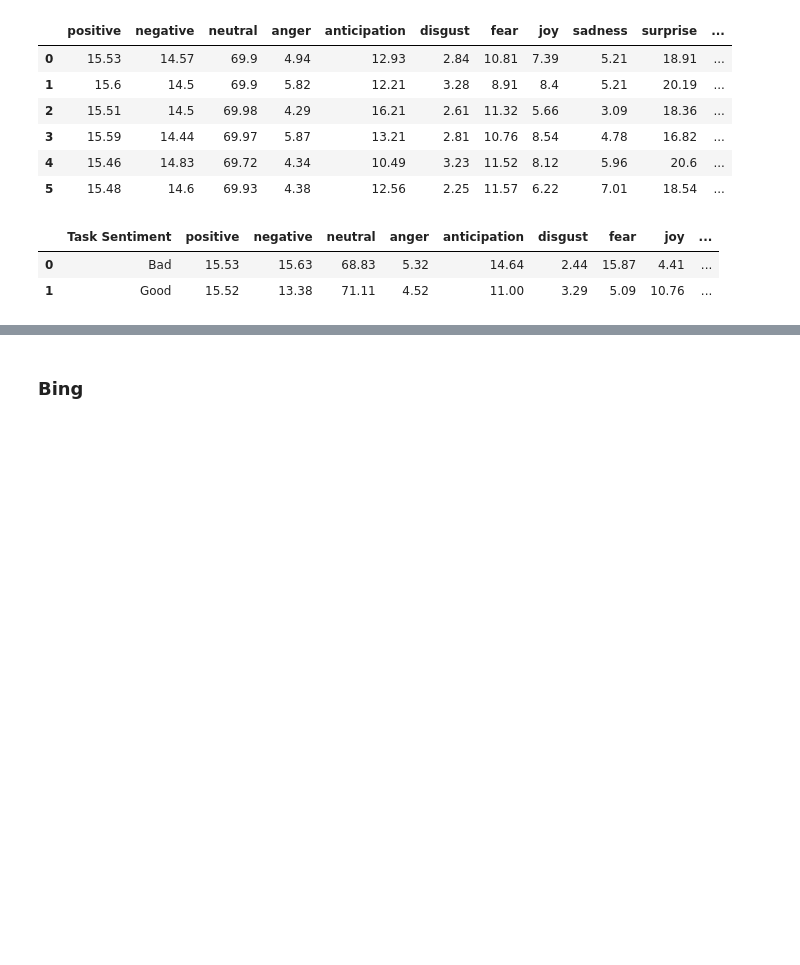
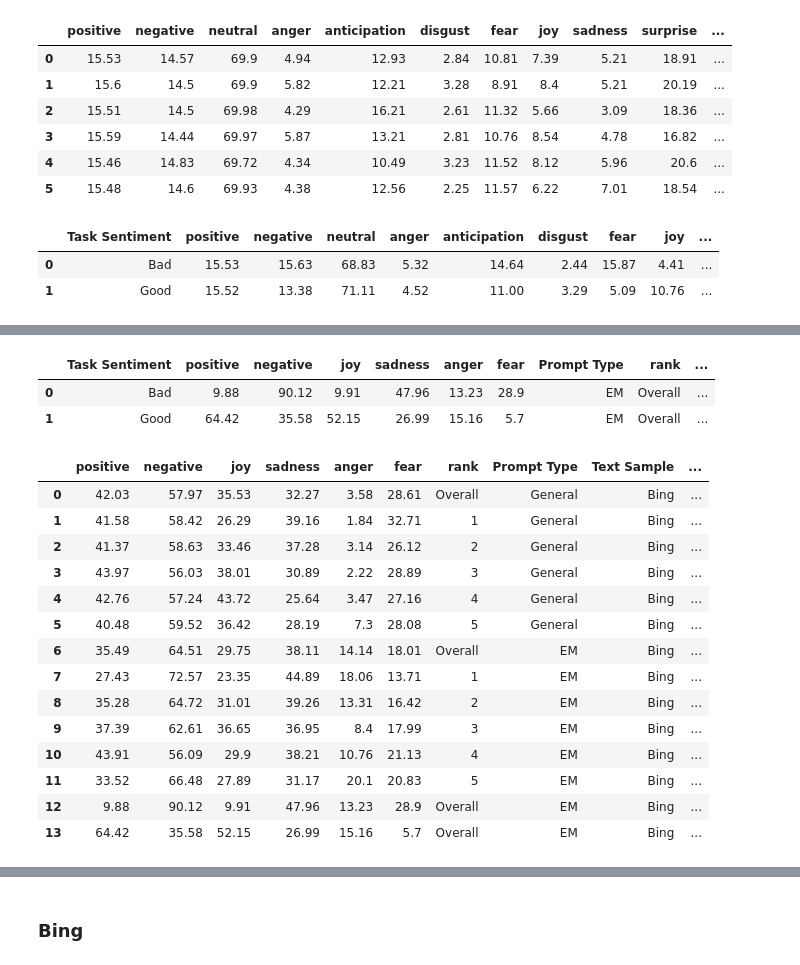
Before and after one commit to HrishitaC/InsideOut2, a Jupyter notebook: Code/analysis.ipynb, the cells around one changed output, grey strips where cells are left out. Cells and saved outputs as stored; diff of their text form; code cells hidden in the pictures; blank space fills up the shorter version.

```diff
--- a/Code/analysis.ipynb
+++ b/Code/analysis.ipynb
@@ -20,7 +20,8 @@ gpt_lexicon["Task Sentiment"] = [queries.loc[queries["QID"]==qid]["Task Sentimen
 gpt_semantic = pd.read_csv("../Results/SIGIR_semantic_queryWise_gptEP.csv")
 gpt_semantic["Task Sentiment"] = [queries.loc[queries["QID"]==qid]["Task Sentiment"].values[0] for qid in gpt_semantic["QID"]]
 
-IO_lexicon = pd.read_csv("../Results/SIGIR_InsideOut_lexicon_EP.csv")
+IO_lexicon = pd.read_csv("../Results/SIGIR_lexicon_queryWise_InsideOutEP.csv")
+IO_semantic = pd.read_csv("../Results/SIGIR_semantic_queryWise_InsidOutEP.csv")
 
 bing_lexicon = pd.read_csv("../Results/SIGIR_lexicon_queryWise_bingEP.csv")
 bing_lexicon = bing_lexicon.loc[bing_lexicon["rank"]<6]
@@ -163 +220,32 @@ IO_lexicon_EM_task_sentiment
+# %%
+IO_semantic_EM_task_sentiment = IO_semantic.loc[IO_semantic["QID"].str.startswith("qEM")].groupby("Task Sentiment").mean(numeric_only=True).round(2).reset_index().drop(["rank"], axis=1)
+
+IO_semantic_EM_task_sentiment["Prompt Type"] = ["EM"]*len(IO_semantic_EM_task_sentiment)
+IO_semantic_EM_task_sentiment["rank"] = ["Overall"]*len(IO_semantic_EM_task_sentiment)
+IO_semantic_EM_task_sentiment["Text Sample"] = ["Bing"]*len(IO_semantic_EM_task_sentiment)
+IO_semantic_EM_task_sentiment["Analysis"] = ["Semantic"]*len(IO_semantic_EM_task_sentiment)
+IO_semantic_EM_task_sentiment
+# %% [output]
+|  | Task Sentiment | positive | negative | joy | sadness | anger | fear | Prompt Type | rank | ... |
+| 0 | Bad | 9.88 | 90.12 | 9.91 | 47.96 | 13.23 | 28.9 | EM | Overall | ... |
+| 1 | Good | 64.42 | 35.58 | 52.15 | 26.99 | 15.16 | 5.7 | EM | Overall | ... |
+# %%
+IO_semantic_avg = pd.concat([IO_semantic_GEN_avg, IO_semantic_EM_avg, IO_semantic_EM_task_sentiment], ignore_index=True)
+IO_semantic_avg
+# %% [output]
+|  | positive | negative | joy | sadness | anger | fear | rank | Prompt Type | Text Sample | ... |
+| 0 | 42.03 | 57.97 | 35.53 | 32.27 | 3.58 | 28.61 | Overall | General | Bing | ... |
+| 1 | 41.58 | 58.42 | 26.29 | 39.16 | 1.84 | 32.71 | 1 | General | Bing | ... |
+| 2 | 41.37 | 58.63 | 33.46 | 37.28 | 3.14 | 26.12 | 2 | General | Bing | ... |
+| 3 | 43.97 | 56.03 | 38.01 | 30.89 | 2.22 | 28.89 | 3 | General | Bing | ... |
+| 4 | 42.76 | 57.24 | 43.72 | 25.64 | 3.47 | 27.16 | 4 | General | Bing | ... |
+| 5 | 40.48 | 59.52 | 36.42 | 28.19 | 7.3 | 28.08 | 5 | General | Bing | ... |
+| 6 | 35.49 | 64.51 | 29.75 | 38.11 | 14.14 | 18.01 | Overall | EM | Bing | ... |
+| 7 | 27.43 | 72.57 | 23.35 | 44.89 | 18.06 | 13.71 | 1 | EM | Bing | ... |
+| 8 | 35.28 | 64.72 | 31.01 | 39.26 | 13.31 | 16.42 | 2 | EM | Bing | ... |
+| 9 | 37.39 | 62.61 | 36.65 | 36.95 | 8.4 | 17.99 | 3 | EM | Bing | ... |
+| 10 | 43.91 | 56.09 | 29.9 | 38.21 | 10.76 | 21.13 | 4 | EM | Bing | ... |
+| 11 | 33.52 | 66.48 | 27.89 | 31.17 | 20.1 | 20.83 | 5 | EM | Bing | ... |
+| 12 | 9.88 | 90.12 | 9.91 | 47.96 | 13.23 | 28.9 | Overall | EM | Bing | ... |
+| 13 | 64.42 | 35.58 | 52.15 | 26.99 | 15.16 | 5.7 | Overall | EM | Bing | ... |
 # %%
```
Also changed, not shown: parts of 6 cells of this notebook, 4 other files.
